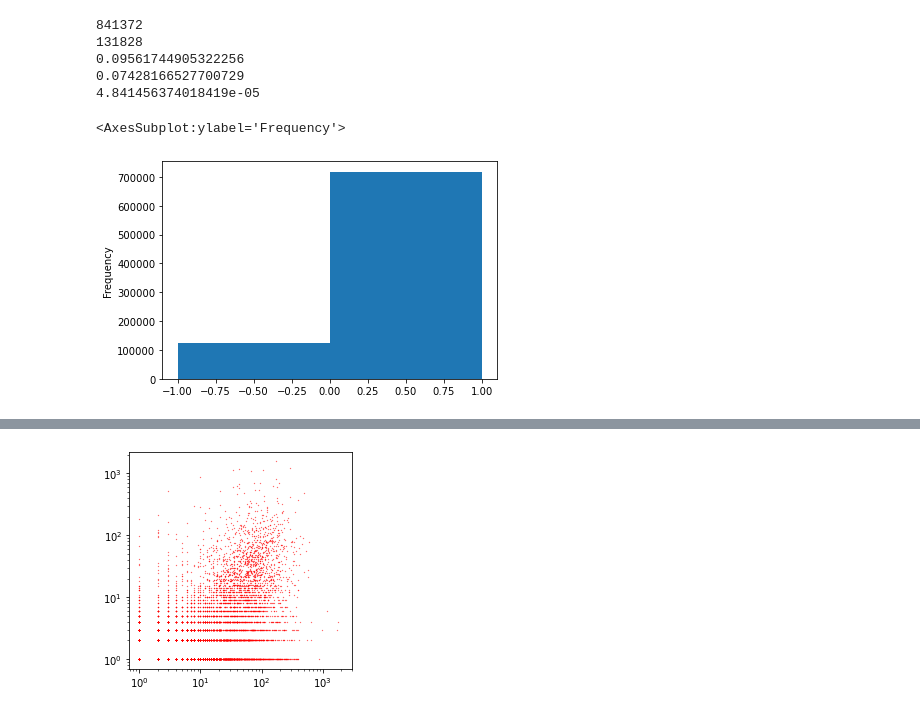
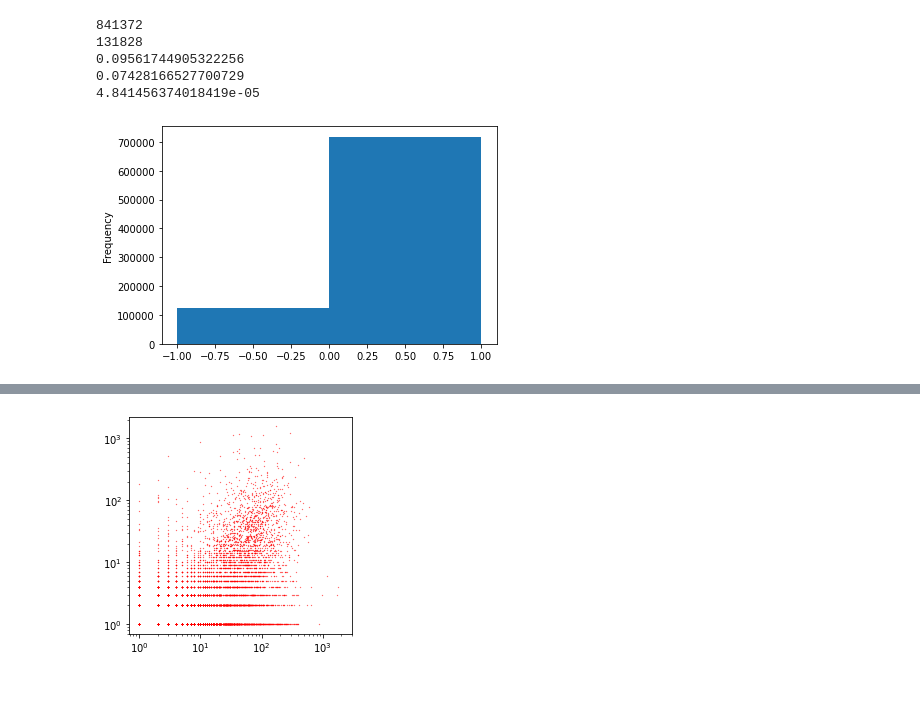
Before and after one commit to arkaprabha10/Social-Network-Analysis, a Jupyter notebook: trial epinion.ipynb, the cells around one changed output, grey strips where cells are left out. Drawn from its saved outputs; the diff is of its cells as text; code cells hidden in the pictures.

```diff
--- a/trial epinion.ipynb
+++ b/trial epinion.ipynb
@@ -76,6 +108,7 @@ print(nx.density(graph))
 4.841456374018419e-05
 # %%
 epi_csv['Weight'].plot.hist(bins=2, alpha=1)
+plt.xlabel('')
+plt.show()
 # %% [output]
-<AxesSubplot:ylabel='Frequency'>
-[figure, old version]
+[figure, new version]
```
Also changed, not shown: parts of 12 cells of this notebook.
